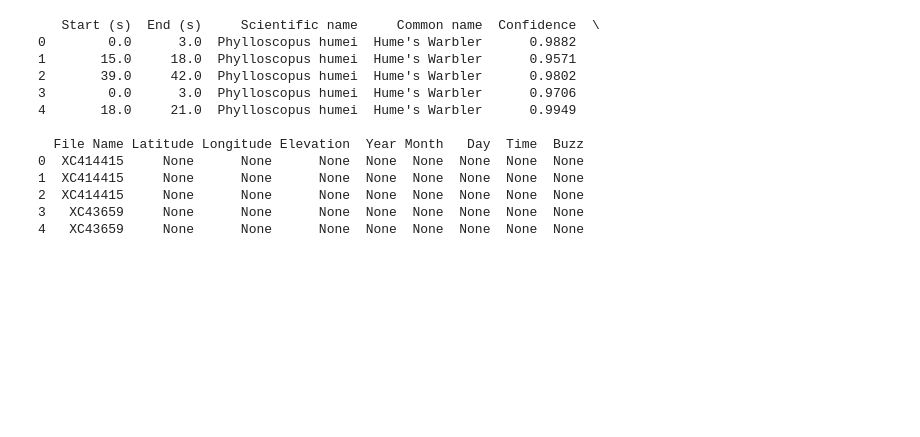
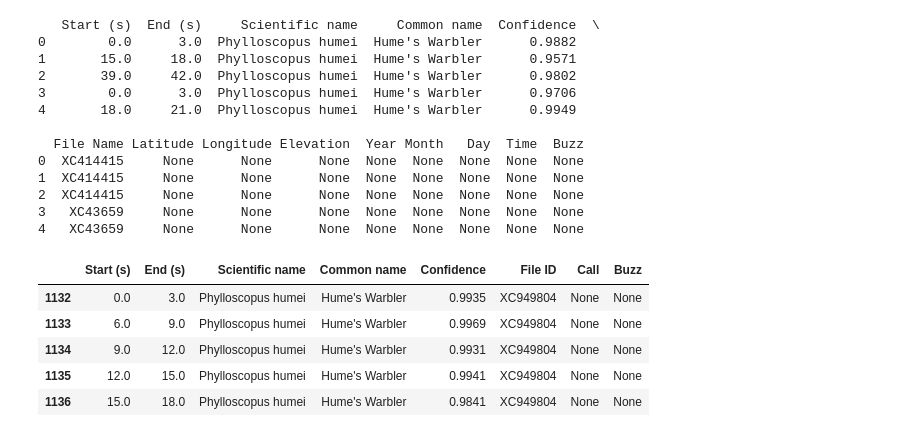
Before and after one commit to andreihushcha/bird_audio_2025, a Jupyter notebook: notebook_xeno_canto.ipynb, the cells around one changed output. Cells and saved outputs as stored; diff of their text form; code cells hidden in the pictures; blank space fills up the shorter version.

```diff
--- a/notebook_xeno_canto.ipynb
+++ b/notebook_xeno_canto.ipynb
@@ -3,4 +4,4 @@ import pandas as pd
 # %%
-df = pd.read_csv('birdnet_xeno_canto/xeno_canto.csv')
+df = pd.read_csv('data/labels_20250420.csv')
 # %%
 
@@ -36,3 +37,28 @@ print(df.head())
 2  XC414415     None      None      None  None  None  None  None  None
 3   XC43659     None      None      None  None  None  None  None  None
 4   XC43659     None      None      None  None  None  None  None  None
+# %%
+def extract_id(file_path):
+    file_name = os.path.basename(file_path)
+    base_name = os.path.splitext(file_name)[0]  # remove .mp3
+
+    if base_name.startswith('XC'):
+        return base_name.split(' ')[0]  # take 'XC116651' before the first space
+    else:
+        return base_name  # just the numeric ID
+
+df["File ID"] = df["File"].apply(extract_id)
+# # add and drop columns
+df = df.drop(columns=['File'])
+
+df["Call"] = None
+df["Buzz"] = None
+# %%
+df.tail()
+# %% [output]
+|  | Start (s) | End (s) | Scientific name | Common name | Confidence | File ID | Call | Buzz |
+| 1132 | 0.0 | 3.0 | Phylloscopus humei | Hume's Warbler | 0.9935 | XC949804 | None | None |
+| 1133 | 6.0 | 9.0 | Phylloscopus humei | Hume's Warbler | 0.9969 | XC949804 | None | None |
+| 1134 | 9.0 | 12.0 | Phylloscopus humei | Hume's Warbler | 0.9931 | XC949804 | None | None |
+| 1135 | 12.0 | 15.0 | Phylloscopus humei | Hume's Warbler | 0.9941 | XC949804 | None | None |
+| 1136 | 15.0 | 18.0 | Phylloscopus humei | Hume's Warbler | 0.9841 | XC949804 | None | None |
```
Also changed, not shown: parts of 3 cells of this notebook, 23 other files.
